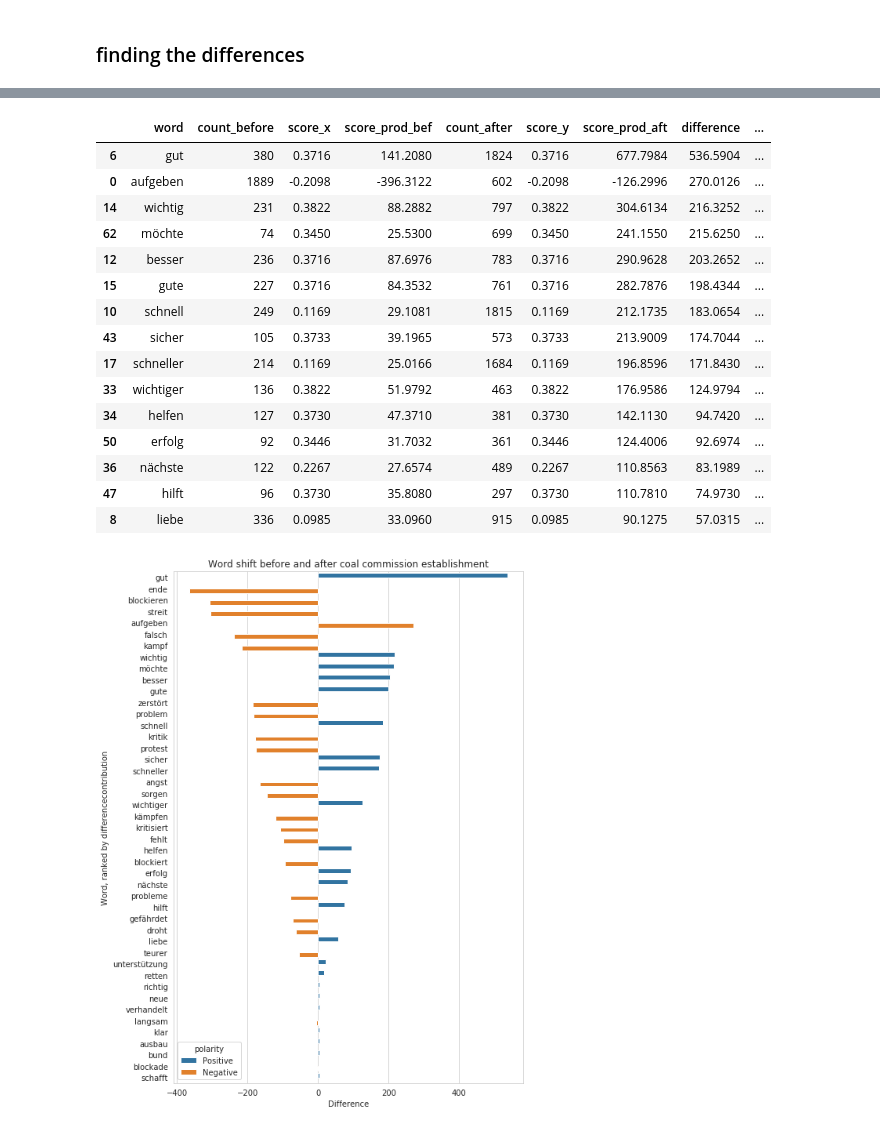
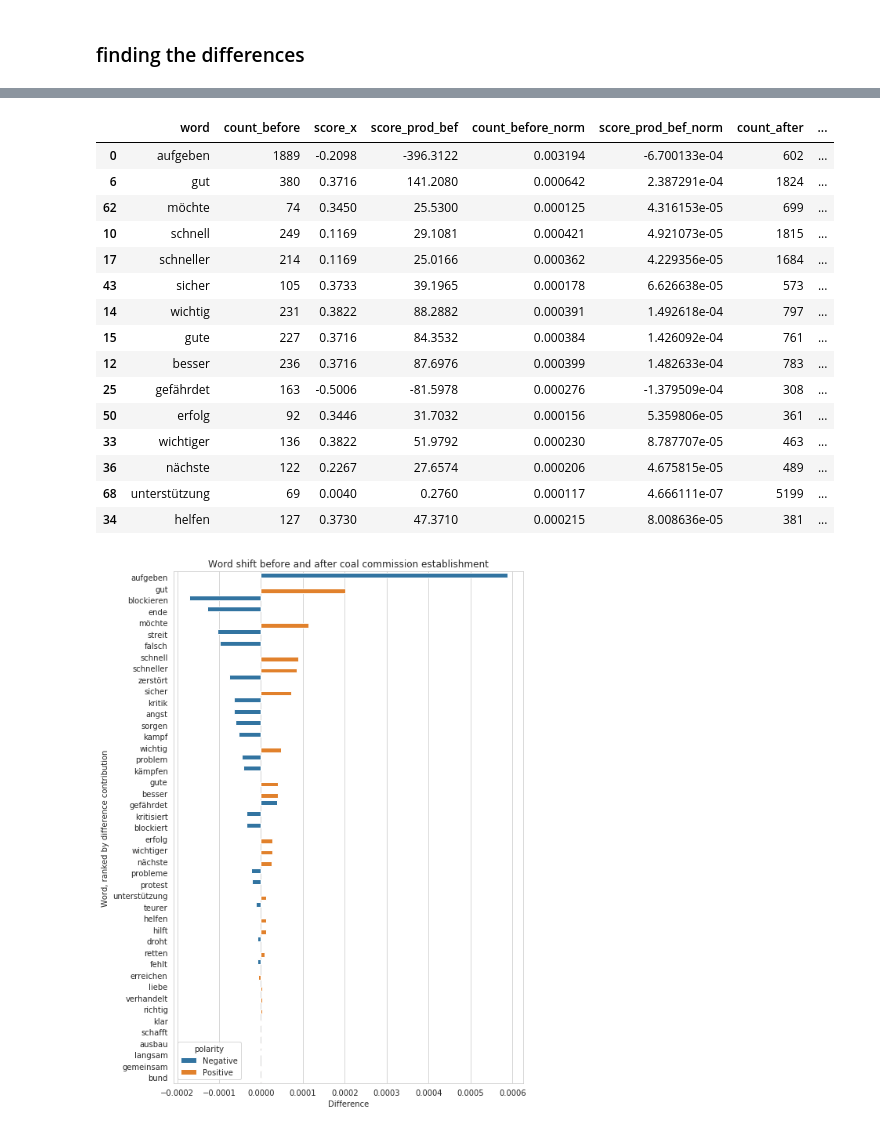
Before and after one commit to yuantinglee/twitter-discourse, a Jupyter notebook: analysis/word_shifts.ipynb, the cells around one changed output, grey strips where cells are left out. Drawn from its saved outputs; the diff is of its cells as text; code cells hidden in the pictures.

Commit message:
normalise for tweet count

```diff
--- a/analysis/word_shifts.ipynb
+++ b/analysis/word_shifts.ipynb
@@ -403,3 +415,7 @@ See the caveats in the documentation: http://pandas.pydata.org/pandas-docs/stabl
 # %%
 df_sample_before_scores =  df_sample_before_scores.rename(columns={"count": "count_before", "score product": "score_prod_bef"})
 df_sample_after_scores = df_sample_after_scores.rename(columns={"count": "count_after", "score product": "score_prod_aft"})
+# %%
+df_sample_before_scores['count_before_norm'] = df_sample_before_scores['count_before']/sum_before
+df_sample_before_scores['score_prod_bef_norm'] = df_sample_before_scores['count_before_norm']*df_sample_before_scores['score']
+df_sample_before_scores
@@ -405,0 +441,4 @@ df_sample_after_scores = df_sample_after_scores.rename(columns={"count": "count_
+# %%
+df_sample_after_scores['count_after_norm'] = df_sample_after_scores['count_after']/sum_after
+df_sample_after_scores['score_prod_aft_norm'] = df_sample_after_scores['count_after_norm']*df_sample_after_scores['score']
+df_sample_after_scores
@@ -491,4 +549,7 @@ df_joined = df_sample_before_scores.merge(df_sample_after_scores, on="word")
 df_joined["difference"] = df_joined['score_prod_aft'] - df_joined['score_prod_bef']
 # %%
 df_joined["difference_abs"] = df_joined["difference"].abs()
+# %%
+df_joined["difference_norm"] = df_joined['score_prod_aft_norm'] - df_joined['score_prod_bef_norm']
+df_joined["difference_norm_abs"] = df_joined["difference_norm"].abs()
 # %%
@@ -534,24 +595,24 @@ df_joined.sort_values(by='difference')[:15]
 # %%
-df_joined.sort_values(by='difference', ascending=False)[:15]
+df_joined.sort_values(by='difference_norm', ascending=False)[:15]
 # %% [output]
-|  | word | count_before | score_x | score_prod_bef | count_after | score_y | score_prod_aft | difference | ... |
-| 6 | gut | 380 | 0.3716 | 141.2080 | 1824 | 0.3716 | 677.7984 | 536.5904 | ... |
-| 0 | aufgeben | 1889 | -0.2098 | -396.3122 | 602 | -0.2098 | -126.2996 | 270.0126 | ... |
-| 14 | wichtig | 231 | 0.3822 | 88.2882 | 797 | 0.3822 | 304.6134 | 216.3252 | ... |
-| 62 | möchte | 74 | 0.3450 | 25.5300 | 699 | 0.3450 | 241.1550 | 215.6250 | ... |
-| 12 | besser | 236 | 0.3716 | 87.6976 | 783 | 0.3716 | 290.9628 | 203.2652 | ... |
-| 15 | gute | 227 | 0.3716 | 84.3532 | 761 | 0.3716 | 282.7876 | 198.4344 | ... |
-| 10 | schnell | 249 | 0.1169 | 29.1081 | 1815 | 0.1169 | 212.1735 | 183.0654 | ... |
-| 43 | sicher | 105 | 0.3733 | 39.1965 | 573 | 0.3733 | 213.9009 | 174.7044 | ... |
-| 17 | schneller | 214 | 0.1169 | 25.0166 | 1684 | 0.1169 | 196.8596 | 171.8430 | ... |
-| 33 | wichtiger | 136 | 0.3822 | 51.9792 | 463 | 0.3822 | 176.9586 | 124.9794 | ... |
-| 34 | helfen | 127 | 0.3730 | 47.3710 | 381 | 0.3730 | 142.1130 | 94.7420 | ... |
-| 50 | erfolg | 92 | 0.3446 | 31.7032 | 361 | 0.3446 | 124.4006 | 92.6974 | ... |
-| 36 | nächste | 122 | 0.2267 | 27.6574 | 489 | 0.2267 | 110.8563 | 83.1989 | ... |
-| 47 | hilft | 96 | 0.3730 | 35.8080 | 297 | 0.3730 | 110.7810 | 74.9730 | ... |
-| 8 | liebe | 336 | 0.0985 | 33.0960 | 915 | 0.0985 | 90.1275 | 57.0315 | ... |
+|  | word | count_before | score_x | score_prod_bef | count_before_norm | score_prod_bef_norm | count_after | ... |
+| 0 | aufgeben | 1889 | -0.2098 | -396.3122 | 0.003194 | -6.700133e-04 | 602 | ... |
+| 6 | gut | 380 | 0.3716 | 141.2080 | 0.000642 | 2.387291e-04 | 1824 | ... |
+| 62 | möchte | 74 | 0.3450 | 25.5300 | 0.000125 | 4.316153e-05 | 699 | ... |
+| 10 | schnell | 249 | 0.1169 | 29.1081 | 0.000421 | 4.921073e-05 | 1815 | ... |
+| 17 | schneller | 214 | 0.1169 | 25.0166 | 0.000362 | 4.229356e-05 | 1684 | ... |
+| 43 | sicher | 105 | 0.3733 | 39.1965 | 0.000178 | 6.626638e-05 | 573 | ... |
+| 14 | wichtig | 231 | 0.3822 | 88.2882 | 0.000391 | 1.492618e-04 | 797 | ... |
+| 15 | gute | 227 | 0.3716 | 84.3532 | 0.000384 | 1.426092e-04 | 761 | ... |
+| 12 | besser | 236 | 0.3716 | 87.6976 | 0.000399 | 1.482633e-04 | 783 | ... |
+| 25 | gefährdet | 163 | -0.5006 | -81.5978 | 0.000276 | -1.379509e-04 | 308 | ... |
+| 50 | erfolg | 92 | 0.3446 | 31.7032 | 0.000156 | 5.359806e-05 | 361 | ... |
+| 33 | wichtiger | 136 | 0.3822 | 51.9792 | 0.000230 | 8.787707e-05 | 463 | ... |
+| 36 | nächste | 122 | 0.2267 | 27.6574 | 0.000206 | 4.675815e-05 | 489 | ... |
+| 68 | unterstützung | 69 | 0.0040 | 0.2760 | 0.000117 | 4.666111e-07 | 5199 | ... |
+| 34 | helfen | 127 | 0.3730 | 47.3710 | 0.000215 | 8.008636e-05 | 381 | ... |
 # %%
-df_wordshift = df_joined.sort_values(by='difference_abs', ascending=False)[:45]
+df_wordshift = df_joined.sort_values(by='difference_norm_abs', ascending=False)[:45]
 # %%
 polarity = []
 for i in df_wordshift.index:
@@ -566,13 +627,14 @@ df_wordshift['polarity'] = polarity
 # %%
 fig, ax = plt.subplots(figsize=(8,12))
 sns.barplot(y='word',
-            x='difference',
+            x='difference_norm',
             hue='polarity',
             data=df_wordshift,
             ax = ax)
 ax.set(xlabel="Difference",
-       ylabel="Word, ranked by differencecontribution",
+       ylabel="Word, ranked by difference contribution",
        title="Word shift before and after coal commission establishment")
 plt.show()
+#gitfig.savefig('plots/wordshift_coalcomm.png', dpi=300)
 # %% [output]
-[figure, old version]
+[figure, new version]
```
Also changed, not shown: parts of 11 cells of this notebook.
